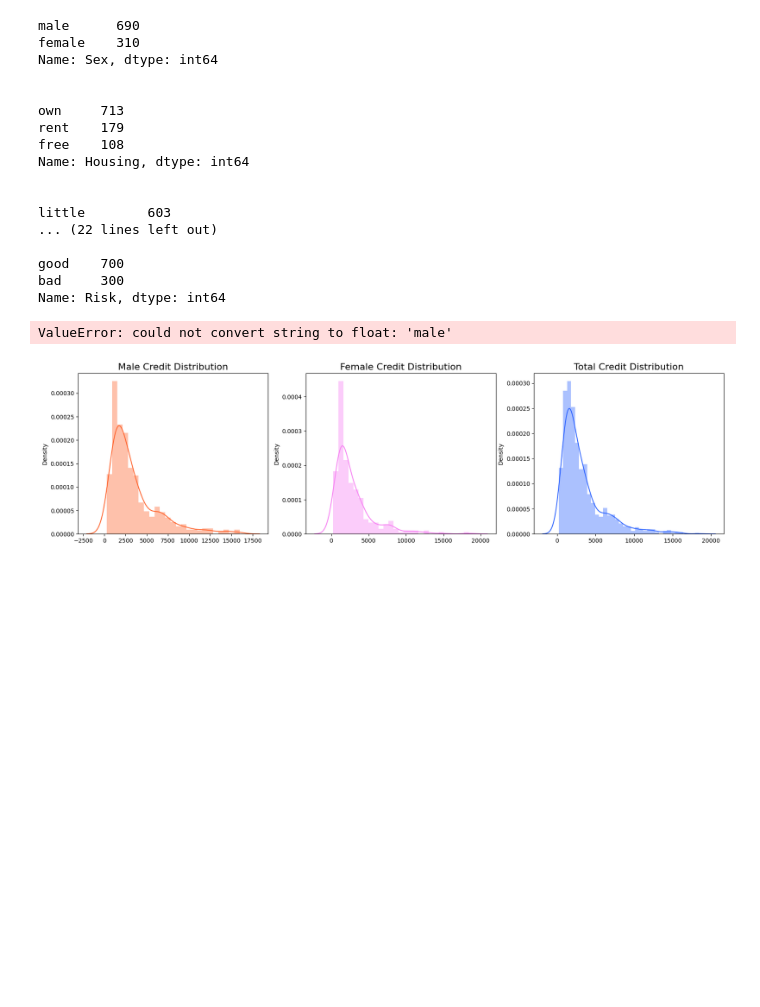
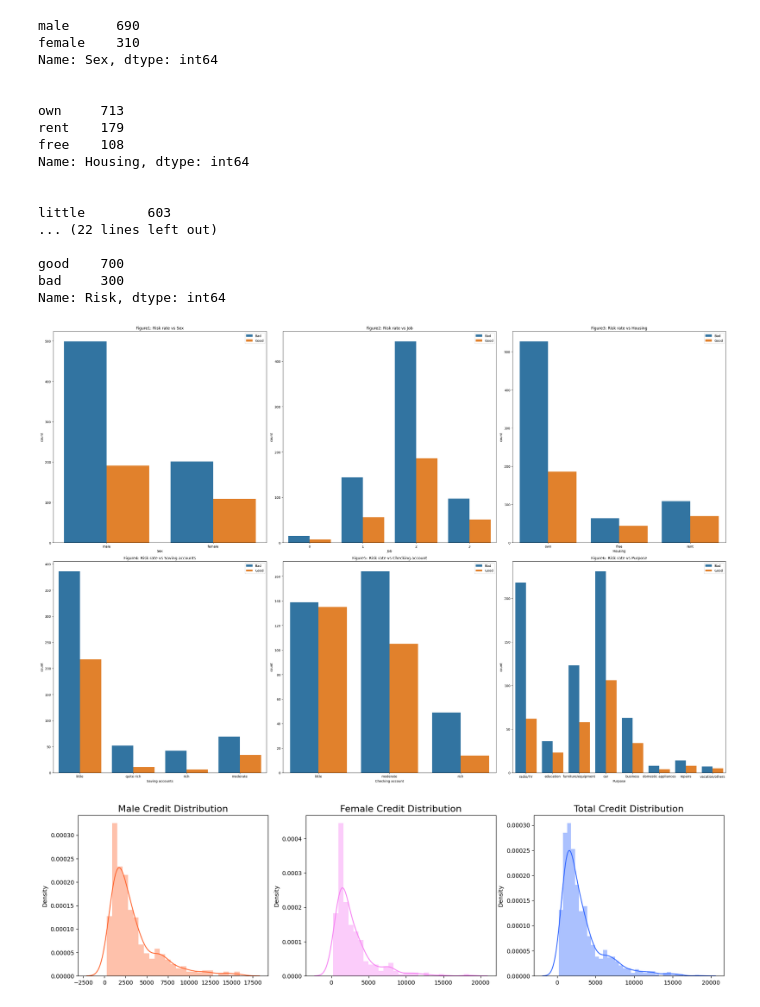
Before and after one commit to DucQuynh02/IntroML, a Jupyter notebook: DataAnalysis.ipynb, the cells around one changed output. Saved outputs shown, nothing was run; the diff lists cells and outputs as text; code cells hidden in the pictures; blank space fills up the shorter version.

```diff
--- a/DataAnalysis.ipynb
+++ b/DataAnalysis.ipynb
@@ -113,8 +134,24 @@ little        603
 good    700
 bad     300
 Name: Risk, dtype: int64
-# %%
-sns.countplot( df['Sex'])
-# %% [output]
-ValueError: could not convert string to float: 'male'
+# %%
+cols = ['Sex', 'Job', 'Housing', 'Saving accounts', 'Checking account', 'Purpose']
+
+n_rows = 2
+n_cols = 3
+
+fig, ax = plt.subplots(n_rows, n_cols, figsize = (n_cols*10, n_rows*10))
+for r in range(0, n_rows):
+  for c in range(0, n_cols):
+    i = r * n_cols + c
+    if i < len(cols):
+      ax_i = ax[r, c]
+      sns.countplot(data = data, x = cols[i], hue = 'Risk', ax = ax_i)
+      ax_i.set_title(f"Figure{i+1}: Risk rate vs {cols[i]}")
+      ax_i.legend(title = '', loc = 'upper right', labels = ['Bad', 'Good'])
+
+plt.tight_layout()
+plt.show()
+# %% [output]
+[figure, added]
 # %%
```
Also changed, not shown: parts of 40 cells of this notebook, 1 other file.
